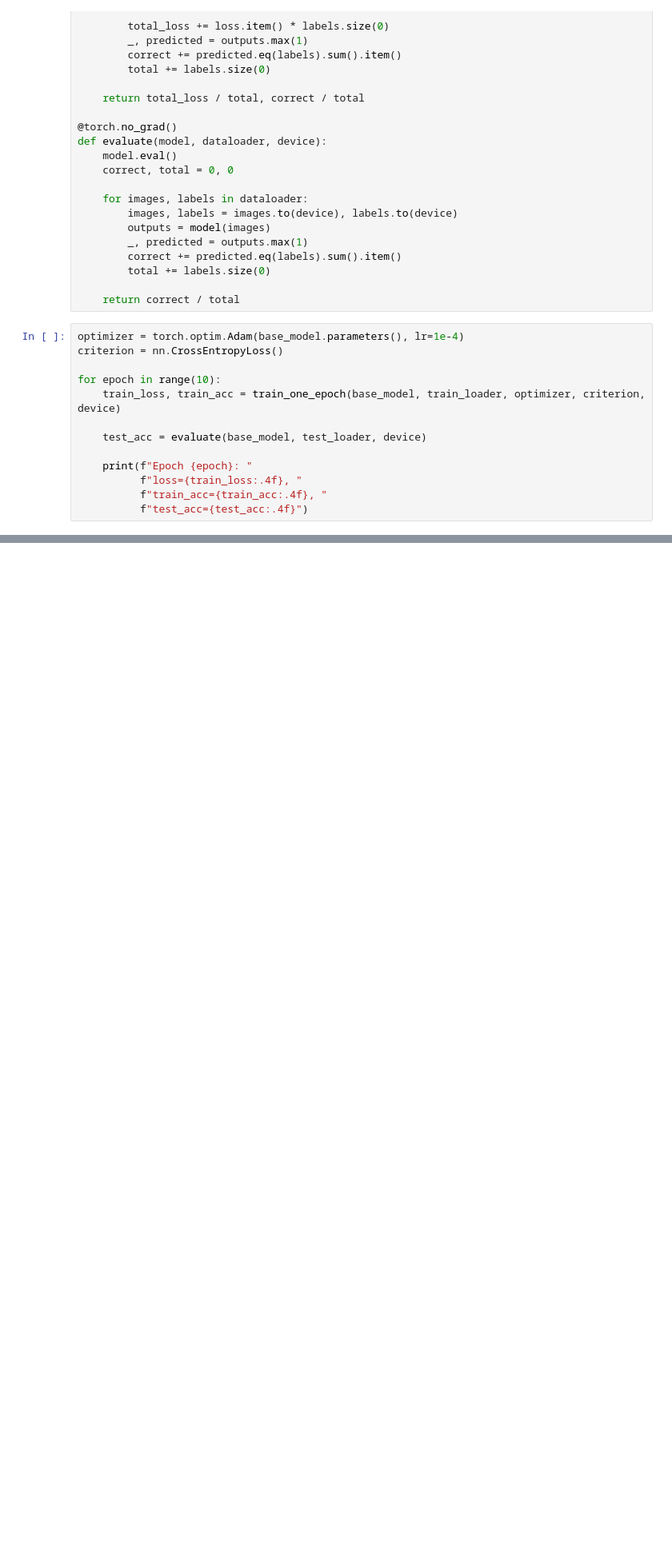
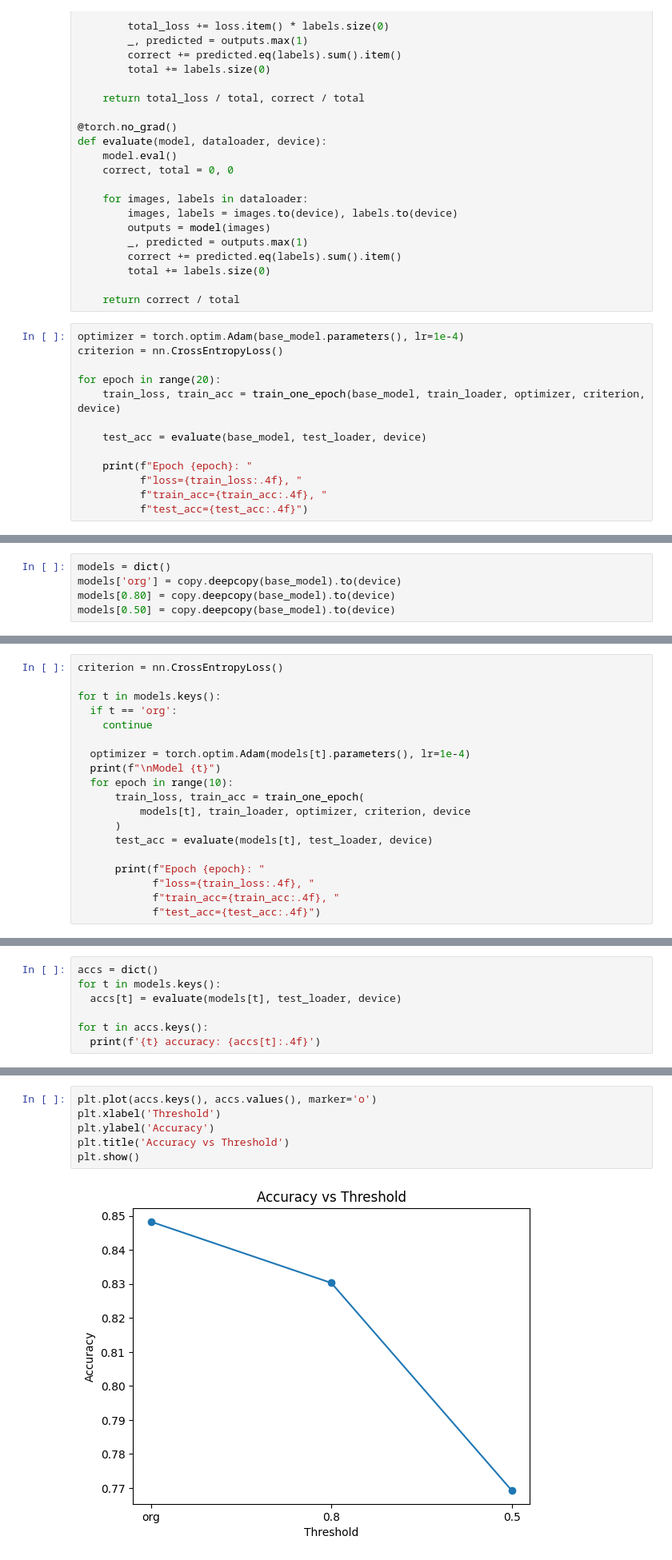
Before and after one commit to TheSaliman/DataMiningP6, a Jupyter notebook: code.ipynb, the cells around one changed output, grey strips where cells are left out. Shown at 80% size. Cells and saved outputs as stored; diff of their text form; blank space fills up the shorter version.

```diff
--- a/code.ipynb
+++ b/code.ipynb
@@ -62,7 +77,7 @@ def evaluate(model, dataloader, device):
 optimizer = torch.optim.Adam(base_model.parameters(), lr=1e-4)
 criterion = nn.CrossEntropyLoss()
 
-for epoch in range(10):
+for epoch in range(20):
     train_loss, train_acc = train_one_epoch(base_model, train_loader, optimizer, criterion, device)
 
     test_acc = evaluate(base_model, test_loader, device)
@@ -271 +280,6 @@ ResNet(
+# %%
+models = dict()
+models['org'] = copy.deepcopy(base_model).to(device)
+models[0.80] = copy.deepcopy(base_model).to(device)
+models[0.50] = copy.deepcopy(base_model).to(device)
 # %%
@@ -304,0 +323,19 @@ ResNet(
+# %%
+criterion = nn.CrossEntropyLoss()
+
+for t in models.keys():
+  if t == 'org':
+    continue
+
+  optimizer = torch.optim.Adam(models[t].parameters(), lr=1e-4)
+  print(f"\nModel {t}")
+  for epoch in range(10):
+      train_loss, train_acc = train_one_epoch(
+          models[t], train_loader, optimizer, criterion, device
+      )
+      test_acc = evaluate(models[t], test_loader, device)
+
+      print(f"Epoch {epoch}: "
+            f"loss={train_loss:.4f}, "
+            f"train_acc={train_acc:.4f}, "
+            f"test_acc={test_acc:.4f}")
@@ -304,0 +363,7 @@ ResNet(
+# %%
+accs = dict()
+for t in models.keys():
+  accs[t] = evaluate(models[t], test_loader, device)
+
+for t in accs.keys():
+  print(f'{t} accuracy: {accs[t]:.4f}')
@@ -304,0 +374,8 @@ ResNet(
+# %%
+plt.plot(accs.keys(), accs.values(), marker='o')
+plt.xlabel('Threshold')
+plt.ylabel('Accuracy')
+plt.title('Accuracy vs Threshold')
+plt.show()
+# %% [output]
+[figure, added]
```
Also changed, not shown: parts of 22 cells of this notebook.
